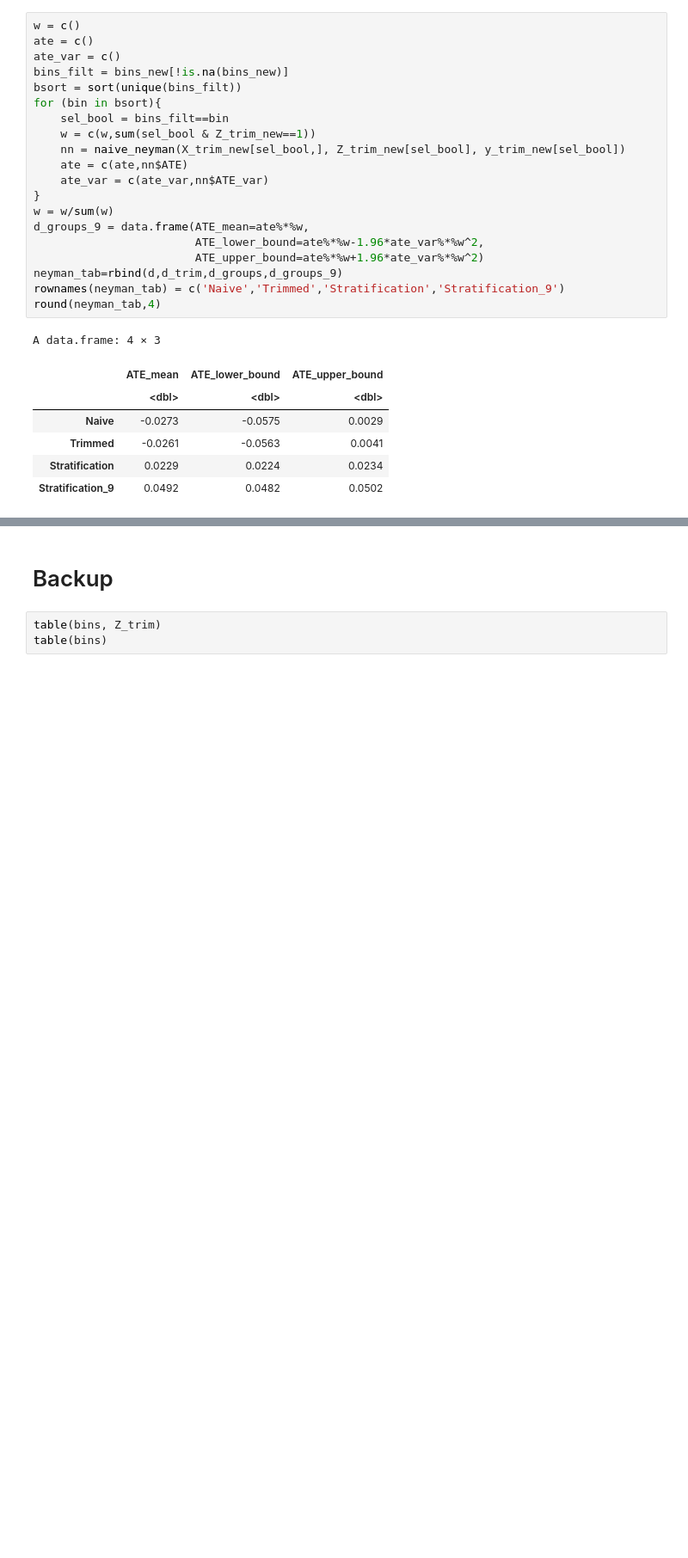
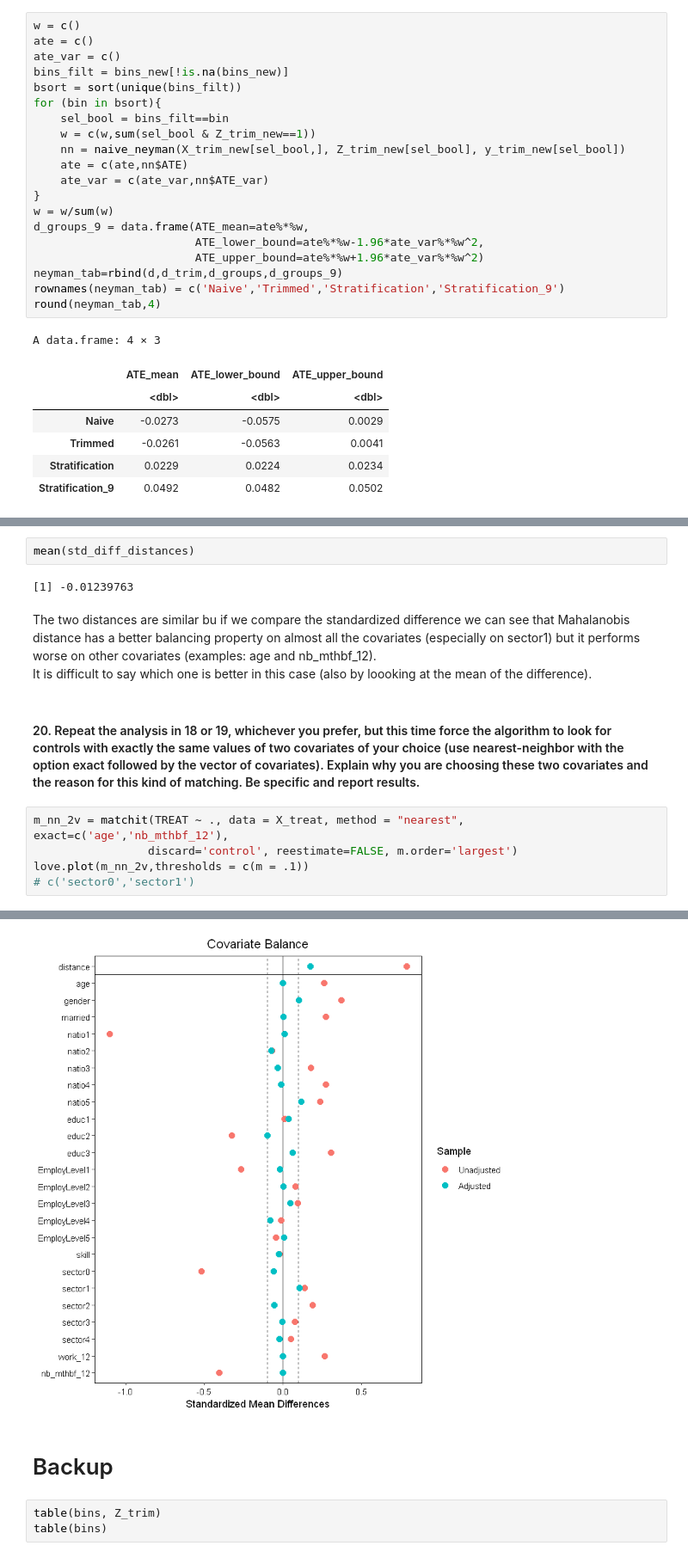
Before and after one commit to peppusnight/BayesianInference, a Jupyter notebook: Assignment_Mealli/Luxembourg_Training_Program.ipynb, the cells around one changed output, grey strips where cells are left out. Shown: that part at 86% size. Cells and saved outputs as stored; diff of their text form; blank space fills up the shorter version.

```diff
--- a/Assignment_Mealli/Luxembourg_Training_Program.ipynb
+++ b/Assignment_Mealli/Luxembourg_Training_Program.ipynb
@@ -636,0 +728,15 @@ A data.frame: 4 × 3
+# %%
+mean(std_diff_distances)
+# %% [output]
+[1] -0.01239763
+# %% [markdown]
+The two distances are similar bu if we compare the standardized difference we can see that Mahalanobis distance has a better balancing property on almost all the covariates (especially on sector1) but it performs worse on other covariates (examples: age and nb_mthbf_12). <br>
+It is difficult to say which one is better in this case (also by loooking at the mean of the difference).
+# %% [markdown]
+#### 20. Repeat the analysis in 18 or 19, whichever you prefer, but this time force the algorithm to look for controls with exactly the same values of two covariates of your choice (use nearest-neighbor with the option exact followed by the vector of covariates). Explain why you are choosing these two covariates and the reason for this kind of matching. Be specific and report results.
+# %%
+m_nn_2v = matchit(TREAT ~ ., data = X_treat, method = "nearest", exact=c('age','nb_mthbf_12'),
+                 discard='control', reestimate=FALSE, m.order='largest')
+love.plot(m_nn_2v,thresholds = c(m = .1))
+# c('sector0','sector1')
+# %% [output]
@@ -637,3 +745,4 @@ A data.frame: 4 × 3
+[figure, added]
 # %% [markdown]
 # Backup
 # %%
```
Also changed, not shown: parts of 31 cells of this notebook.
